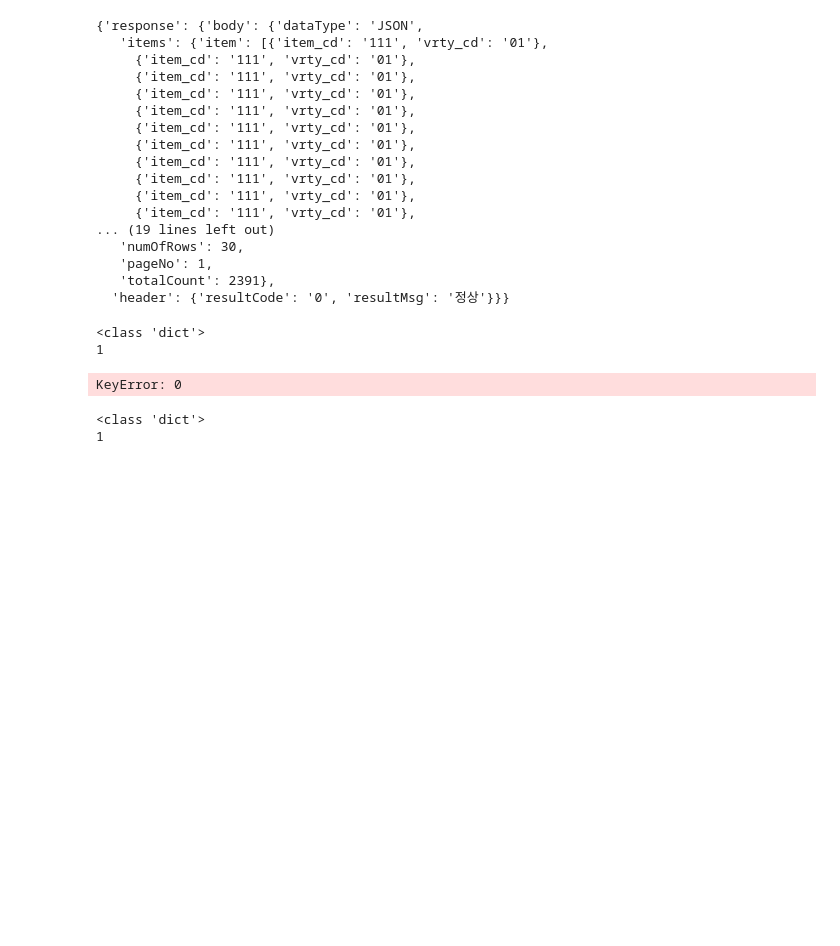
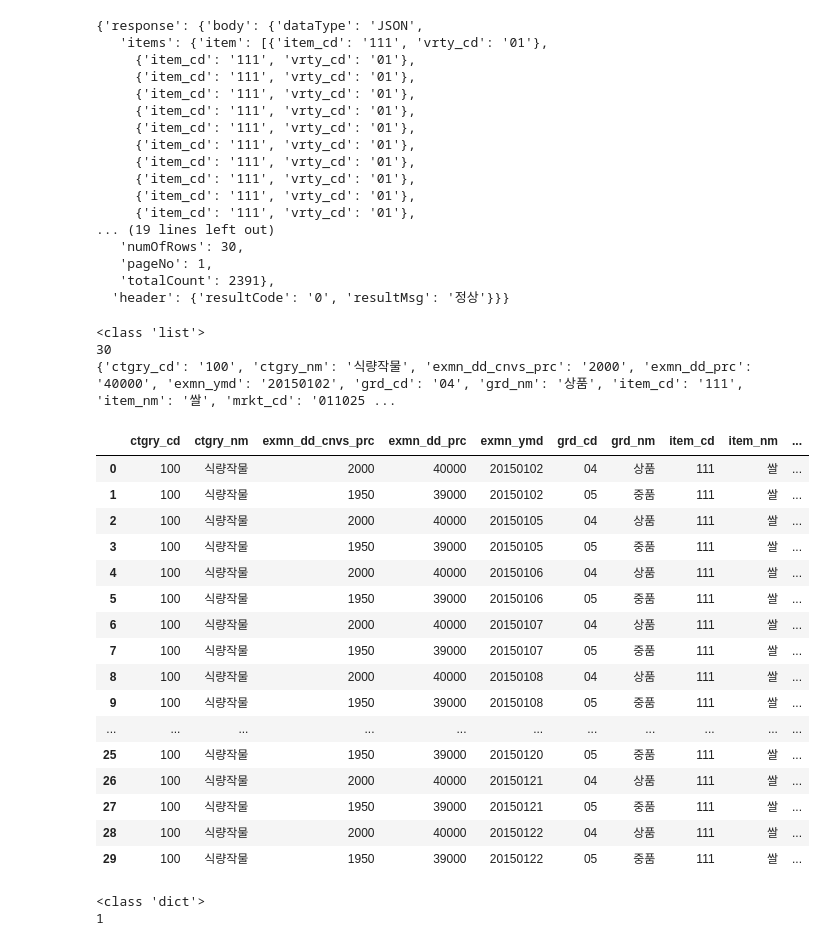
Before and after one commit to yaong0915/Data-Analysis-with-Open-Source, a Jupyter notebook: 오픈소스_데이터_분석_5강.ipynb, the cells around one changed output. Saved outputs shown, nothing was run; the diff lists cells and outputs as text; code cells hidden in the pictures; blank space fills up the shorter version.

```diff
--- a/오픈소스_데이터_분석_5강.ipynb
+++ b/오픈소스_데이터_분석_5강.ipynb
@@ -210,18 +210,37 @@ response.json()
 # %%
 import pandas as pd
 
 ## requests로부터 response, body, item 항목 읽기
-data=response.json()['response']['body']['items']
+data=response.json()['response']['body']['items']['item']
+df=pd.DataFrame(data)
+
 print(type(data))
 print(len(data))
 print(data[0])
-df=pd.DataFrame(data)
 
-df['sidoName']
+
+df
 # %% [output]
-<class 'dict'>
-1
+<class 'list'>
+30
+{'ctgry_cd': '100', 'ctgry_nm': '식량작물', 'exmn_dd_cnvs_prc': '2000', 'exmn_dd_prc': '40000', 'exmn_ymd': '20150102', 'grd_cd': '04', 'grd_nm': '상품', 'item_cd': '111', 'item_nm': '쌀', 'mrkt_cd': '011025 ...
-KeyError: 0
+|  | ctgry_cd | ctgry_nm | exmn_dd_cnvs_prc | exmn_dd_prc | exmn_ymd | grd_cd | grd_nm | item_cd | item_nm | ... |
+| 0 | 100 | 식량작물 | 2000 | 40000 | 20150102 | 04 | 상품 | 111 | 쌀 | ... |
+| 1 | 100 | 식량작물 | 1950 | 39000 | 20150102 | 05 | 중품 | 111 | 쌀 | ... |
+| 2 | 100 | 식량작물 | 2000 | 40000 | 20150105 | 04 | 상품 | 111 | 쌀 | ... |
+| 3 | 100 | 식량작물 | 1950 | 39000 | 20150105 | 05 | 중품 | 111 | 쌀 | ... |
+| 4 | 100 | 식량작물 | 2000 | 40000 | 20150106 | 04 | 상품 | 111 | 쌀 | ... |
+| 5 | 100 | 식량작물 | 1950 | 39000 | 20150106 | 05 | 중품 | 111 | 쌀 | ... |
+| 6 | 100 | 식량작물 | 2000 | 40000 | 20150107 | 04 | 상품 | 111 | 쌀 | ... |
+| 7 | 100 | 식량작물 | 1950 | 39000 | 20150107 | 05 | 중품 | 111 | 쌀 | ... |
+| 8 | 100 | 식량작물 | 2000 | 40000 | 20150108 | 04 | 상품 | 111 | 쌀 | ... |
+| 9 | 100 | 식량작물 | 1950 | 39000 | 20150108 | 05 | 중품 | 111 | 쌀 | ... |
+| ... | ... | ... | ... | ... | ... | ... | ... | ... | ... | ... |
+| 25 | 100 | 식량작물 | 1950 | 39000 | 20150120 | 05 | 중품 | 111 | 쌀 | ... |
+| 26 | 100 | 식량작물 | 2000 | 40000 | 20150121 | 04 | 상품 | 111 | 쌀 | ... |
+| 27 | 100 | 식량작물 | 1950 | 39000 | 20150121 | 05 | 중품 | 111 | 쌀 | ... |
+| 28 | 100 | 식량작물 | 2000 | 40000 | 20150122 | 04 | 상품 | 111 | 쌀 | ... |
+| 29 | 100 | 식량작물 | 1950 | 39000 | 20150122 | 05 | 중품 | 111 | 쌀 | ... |
 # %%
 import pandas as pd
 
```
Also changed, not shown: parts of 1 cell of this notebook.
